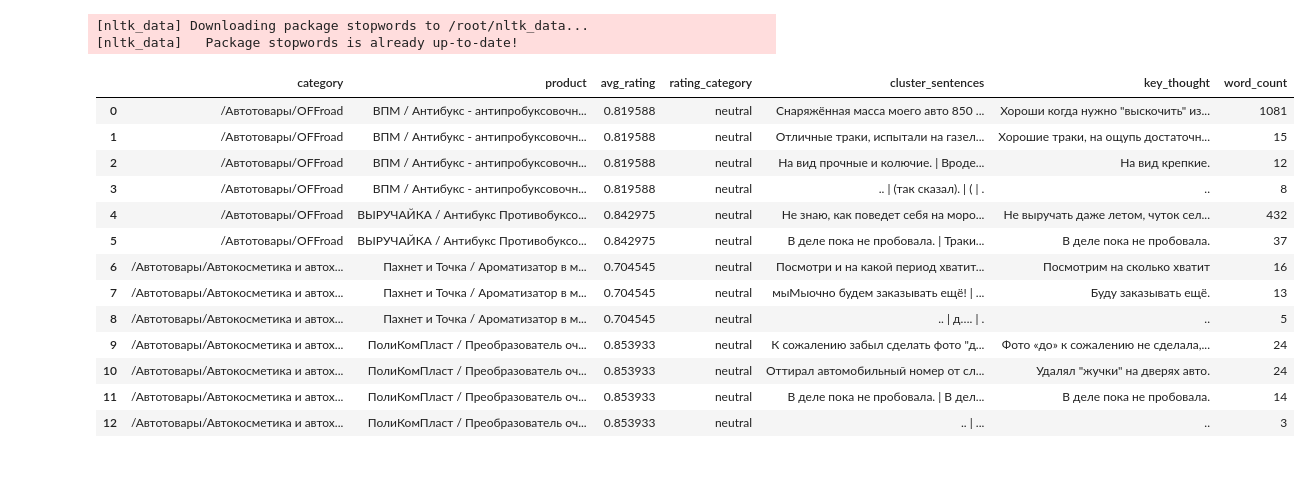
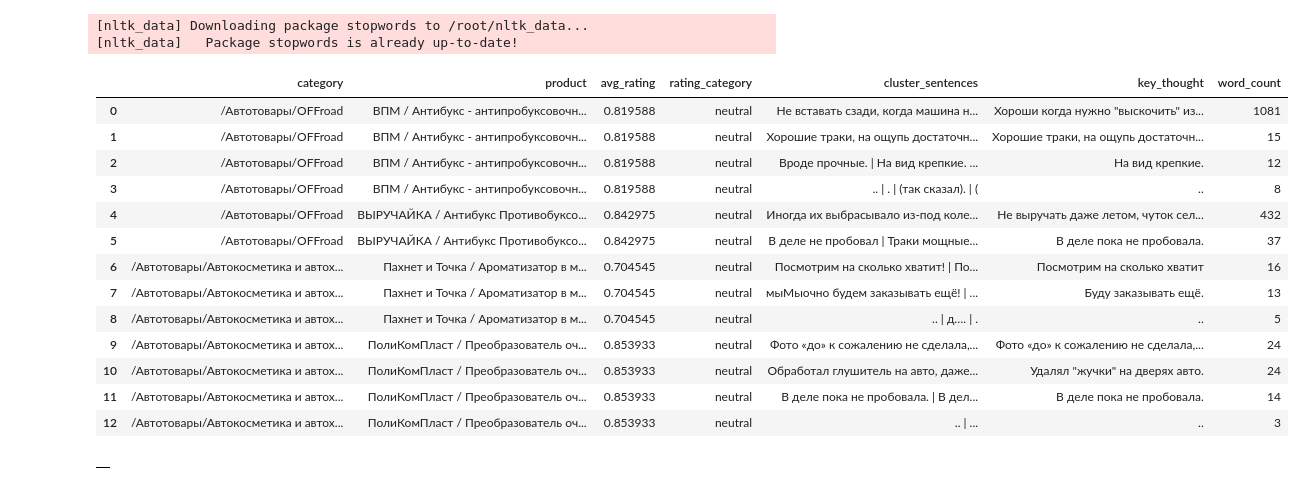
Before and after one commit to Frame24/WB_Parse, a Jupyter notebook: keywods_pavlov3.ipynb, the cells around one changed output. Saved outputs shown, nothing was run; the diff lists cells and outputs as text; code cells hidden in the pictures.

Commit message:
Заменил сбер модель на свою. Правда заменил только в нижнем тексте, в модуле все криво его переделывать надо

```diff
--- a/keywods_pavlov3.ipynb
+++ b/keywods_pavlov3.ipynb
@@ -474,7 +496,7 @@ def compute_sentence_embeddings(sentences):
 
     with torch.no_grad():
         with autocast():  # Используем mixed precision для ускорения
-            outputs = model(**inputs)
+            outputs = model_classification(**inputs)
 
     return outputs.last_hidden_state.mean(dim=1).cpu().numpy()
 
@@ -547,17 +558,11 @@ model = BertForSequenceClassification.from_pretrained('./reviews_keywords/fine_t
 # %%
-os.environ["TOKENIZERS_PARALLELISM"] = "true"  # Включаем параллелизм токенизатора для ускорения
-
 # Определение устройства (GPU или CPU)
 use_cuda = torch.cuda.is_available()
 device = torch.device("cuda" if use_cuda else "cpu")
 
-# Загрузка дообученной модели и токенизатора
-tokenizer = BertTokenizerFast.from_pretrained('./reviews_keywords/fine_tuned_model')
-model = BertForSequenceClassification.from_pretrained('./reviews_keywords/fine_tuned_model').to(device)
-
 # Перевод модели в режим FP16, если это возможно
 if use_cuda:
-    model = model.half()
+    model_classification = model_classification.half()
 
 # Пример данных (замените на реальные данные)
 reviews = dataset_exploded["sentences"]
@@ -604,7 +609,7 @@ for batch in tqdm(dataloader, desc="Предсказание отзывов"):
 
     with torch.no_grad():
         with autocast():  # Используем смешанную точность
-            outputs = model(**batch)
+            outputs = model_classification(**batch)
             logits = outputs[0] if isinstance(outputs, tuple) else outputs.logits
             probabilities = torch.softmax(logits, dim=-1)
             batch_predictions = (probabilities[:, 1] > 0.7).cpu().numpy()  # Используем порог 0.7
@@ -652,29 +672,11 @@ stop_words = set(stopwords.words('russian'))
 [nltk_data] Downloading package stopwords to /root/nltk_data...
 [nltk_data]   Package stopwords is already up-to-date!
 # %%
-import numpy as np
-import pandas as pd
-from sklearn.metrics.pairwise import cosine_similarity
-from sklearn.cluster import DBSCAN
-import torch
-from transformers import BertTokenizerFast, BertForSequenceClassification, BertConfig
-import hdbscan
-from scipy.spatial.distance import pdist, squareform
-from tqdm import tqdm
 
-# Загрузка дообученной модели и токенизатора
-# Загружаем конфигурацию модели
-config = BertConfig.from_pretrained('./reviews_keywords/fine_tuned_model', output_hidden_states=True)
-
-# Инициализируем модель с конфигурацией
-model = BertForSequenceClassification.from_pretrained('./reviews_keywords/fine_tuned_model', config=config).to(device)
 
 # Перевод модели в режим FP16, если это возможно
 if torch.cuda.is_available():
-    model = model.half()
-
-# Инициализация токенизатора
-tokenizer = BertTokenizerFast.from_pretrained('./reviews_keywords/fine_tuned_model')
+    model_classification = model_classification.half()
 
 # Функция для вычисления центра кластера (центроида)
 def find_centroid(embeddings):
@@ -689,7 +691,7 @@ def compute_sentence_embeddings(sentences):
     inputs = tokenizer(sentences, padding=True, truncation=True, return_tensors="pt").to(device)
 
     with torch.no_grad():
-        outputs = model(**inputs)
+        outputs = model_classification(**inputs)
         # Проверка на наличие скрытых состояний
         if outputs.hidden_states is None:
             raise ValueError("Модель не возвращает скрытые состояния. Проверьте конфигурацию модели.")
@@ -836,46 +838,50 @@ for (category_name, product_name), group in tqdm(dataset_exploded[dataset_explod
     # Убедиться, что минимальное количество кластеров — 3
     while len(final_clusters) < 3 and any(count_words(cluster) > threshold for cluster in final_clusters):
         largest_cluster = max(final_clusters, key=count_words)
         final_clusters.remove(largest_cluster)
         new_clusters = recursive_clustering(largest_cluster, threshold)
 
         if len(new_clusters) <= 1:
             final_clusters.append(largest_cluster)
             break
 
         final_clusters.extend(new_clusters)
 
     df_exploded_sorted = pd.DataFrame({
         'category': category_name,
         'product': product_name,
         'avg_rating': avg_rating,
         'rating_category': rating_category,
         'cluster_sentences': final_clusters
     })
     df_exploded_sorted['word_count'] = df_exploded_sorted['cluster_sentences'].apply(count_words)
     df_exploded_sorted['key_thought'] = df_exploded_sorted['cluster_sentences'].apply(extract_key_thought)
 
     df_exploded_sorted = df_exploded_sorted.sort_values(by='word_count', ascending=False)
 
     final_result = pd.concat([final_result, df_exploded_sorted], ignore_index=True)
 
 # Показать результат
 display(final_result[['category', 'product', 'avg_rating', 'rating_category', 'cluster_sentences', 'key_thought', 'word_count']])
 # %% [output]
 |  | category | product | avg_rating | rating_category | cluster_sentences | key_thought | word_count |
-| 0 | /Автотовары/OFFroad | ВПМ / Антибукс - антипробуксовочн... | 0.819588 | neutral | Снаряжённая масса моего авто 850 ... | Хороши когда нужно "выскочить" из... | 1081 |
-| 1 | /Автотовары/OFFroad | ВПМ / Антибукс - антипробуксовочн... | 0.819588 | neutral | Отличные траки, испытали на газел... | Хорошие траки, на ощупь достаточн... | 15 |
-| 2 | /Автотовары/OFFroad | ВПМ / Антибукс - антипробуксовочн... | 0.819588 | neutral | На вид прочные и колючие. | Вроде... | На вид крепкие. | 12 |
-| 3 | /Автотовары/OFFroad | ВПМ / Антибукс - антипробуксовочн... | 0.819588 | neutral | .. | (так сказал). | ( | . | .. | 8 |
-| 4 | /Автотовары/OFFroad | ВЫРУЧАЙКА / Антибукс Противобуксо... | 0.842975 | neutral | Не знаю, как поведет себя на моро... | Не выручать даже летом, чуток сел... | 432 |
-| 5 | /Автотовары/OFFroad | ВЫРУЧАЙКА / Антибукс Противобуксо... | 0.842975 | neutral | В деле пока не пробовала. | Траки... | В деле пока не пробовала. | 37 |
-| 6 | /Автотовары/Автокосметика и автох... | Пахнет и Точка / Ароматизатор в м... | 0.704545 | neutral | Посмотри и на какой период хватит... | Посмотрим на сколько хватит | 16 |
+| 0 | /Автотовары/OFFroad | ВПМ / Антибукс - антипробуксовочн... | 0.819588 | neutral | Не вставать сзади, когда машина н... | Хороши когда нужно "выскочить" из... | 1081 |
+| 1 | /Автотовары/OFFroad | ВПМ / Антибукс - антипробуксовочн... | 0.819588 | neutral | Хорошие траки, на ощупь достаточн... | Хорошие траки, на ощупь достаточн... | 15 |
+| 2 | /Автотовары/OFFroad | ВПМ / Антибукс - антипробуксовочн... | 0.819588 | neutral | Вроде прочные. | На вид крепкие. ... | На вид крепкие. | 12 |
+| 3 | /Автотовары/OFFroad | ВПМ / Антибукс - антипробуксовочн... | 0.819588 | neutral | .. | . | (так сказал). | ( | .. | 8 |
+| 4 | /Автотовары/OFFroad | ВЫРУЧАЙКА / Антибукс Противобуксо... | 0.842975 | neutral | Иногда их выбрасывало из-под коле... | Не выручать даже летом, чуток сел... | 432 |
+| 5 | /Автотовары/OFFroad | ВЫРУЧАЙКА / Антибукс Противобуксо... | 0.842975 | neutral | В деле не пробовал | Траки мощные... | В деле пока не пробовала. | 37 |
+| 6 | /Автотовары/Автокосметика и автох... | Пахнет и Точка / Ароматизатор в м... | 0.704545 | neutral | Посмотрим на сколько хватит! | По... | Посмотрим на сколько хватит | 16 |
 | 7 | /Автотовары/Автокосметика и автох... | Пахнет и Точка / Ароматизатор в м... | 0.704545 | neutral | мыМыочно будем заказывать ещё! | ... | Буду заказывать ещё. | 13 |
 | 8 | /Автотовары/Автокосметика и автох... | Пахнет и Точка / Ароматизатор в м... | 0.704545 | neutral | .. | д…. | . | .. | 5 |
-| 9 | /Автотовары/Автокосметика и автох... | ПолиКомПласт / Преобразователь оч... | 0.853933 | neutral | К сожалению забыл сделать фото "д... | Фото «до» к сожалению не сделала,... | 24 |
-| 10 | /Автотовары/Автокосметика и автох... | ПолиКомПласт / Преобразователь оч... | 0.853933 | neutral | Оттирал автомобильный номер от сл... | Удалял "жучки" на дверях авто. | 24 |
+| 9 | /Автотовары/Автокосметика и автох... | ПолиКомПласт / Преобразователь оч... | 0.853933 | neutral | Фото «до» к сожалению не сделала,... | Фото «до» к сожалению не сделала,... | 24 |
+| 10 | /Автотовары/Автокосметика и автох... | ПолиКомПласт / Преобразователь оч... | 0.853933 | neutral | Обработал глушитель на авто, даже... | Удалял "жучки" на дверях авто. | 24 |
 | 11 | /Автотовары/Автокосметика и автох... | ПолиКомПласт / Преобразователь оч... | 0.853933 | neutral | В деле пока не пробовала. | В дел... | В деле пока не пробовала. | 14 |
 | 12 | /Автотовары/Автокосметика и автох... | ПолиКомПласт / Преобразователь оч... | 0.853933 | neutral | .. | ... | .. | 3 |
+# %%
+final_result
+# %% [output]
+|  |
 # %%
 # Удаление записей с word_count <= 10 и ключевой мыслью менее 3 символов
 final_result = final_result[((final_result['word_count'] > 10) & (final_result['key_thought'].str.len() > 5))]
```
Also changed, not shown: parts of 4 cells of this notebook.
